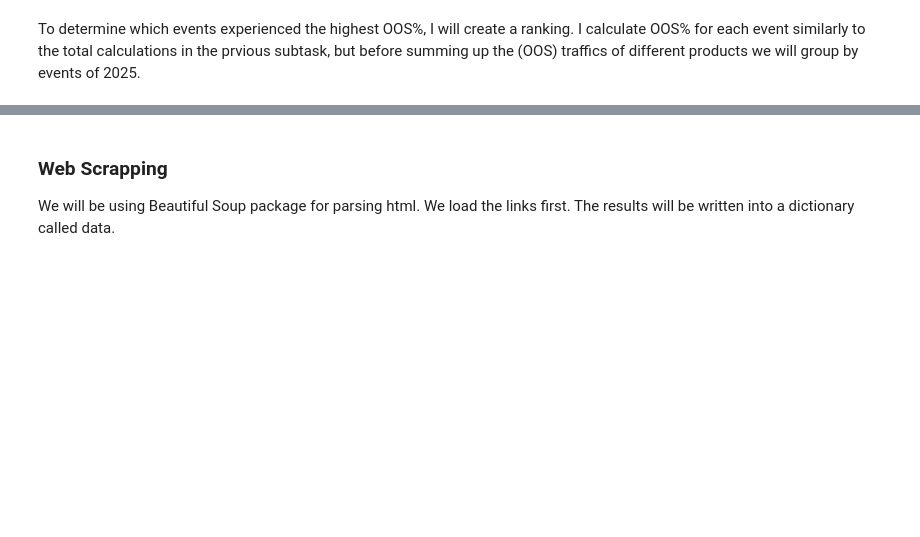
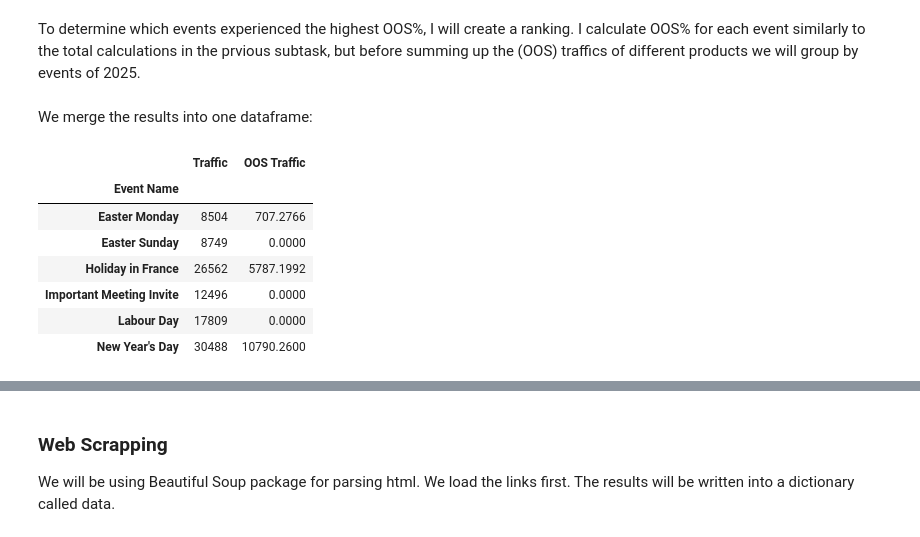
Before and after one commit to kseniyapiven/eCom, a Jupyter notebook: notebooks/analysis.ipynb, the cells around one changed output, grey strips where cells are left out. Cells and saved outputs as stored; diff of their text form; code cells hidden in the pictures; blank space fills up the shorter version.

```diff
--- a/notebooks/analysis.ipynb
+++ b/notebooks/analysis.ipynb
@@ -674,0 +678,19 @@ To determine which events experienced the highest OOS%, I will create a ranking.
+# %% [markdown]
+We merge the results into one dataframe:
+# %%
+merge_traffics = pd.merge(
+    total_traffic_by_event,
+    oos_traffic_by_event,
+    on=['Event Name']
+)
+
+display(merge_traffics)
+# %% [output]
+|  | Traffic | OOS Traffic |
+| Event Name |  |  |
+| Easter Monday | 8504 | 707.2766 |
+| Easter Sunday | 8749 | 0.0000 |
+| Holiday in France | 26562 | 5787.1992 |
+| Important Meeting Invite | 12496 | 0.0000 |
+| Labour Day | 17809 | 0.0000 |
+| New Year's Day | 30488 | 10790.2600 |
```
Also changed, not shown: parts of 5 cells of this notebook.
